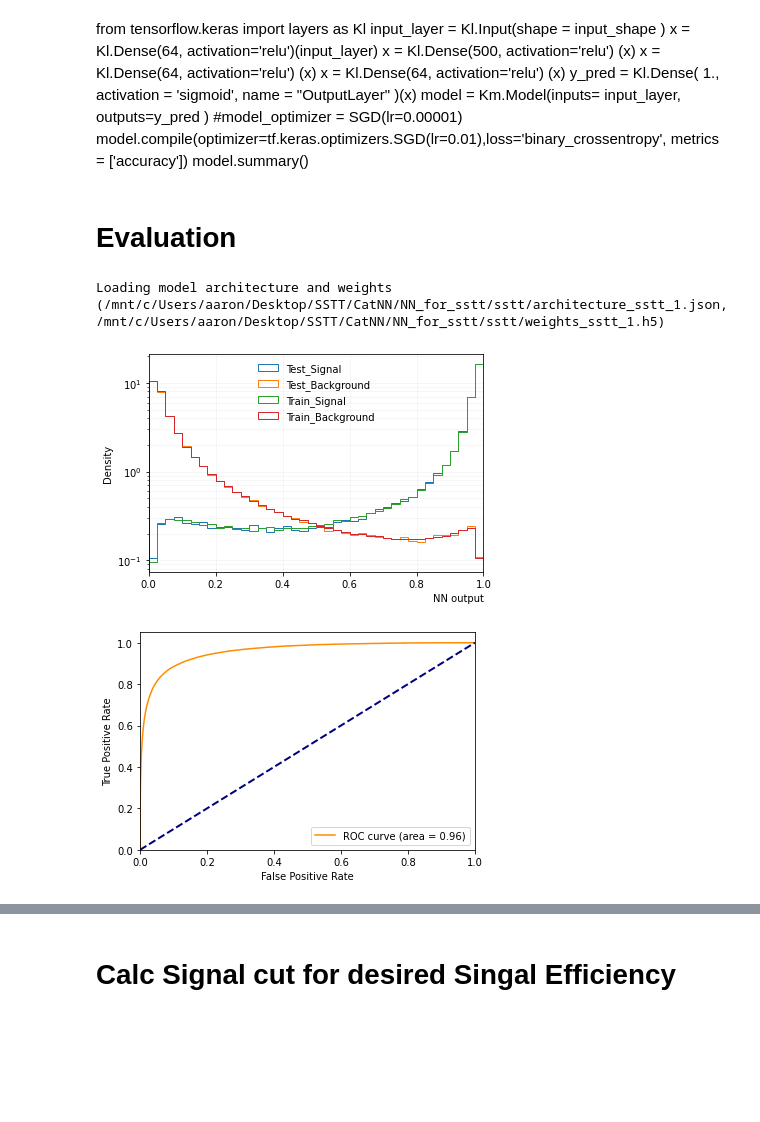
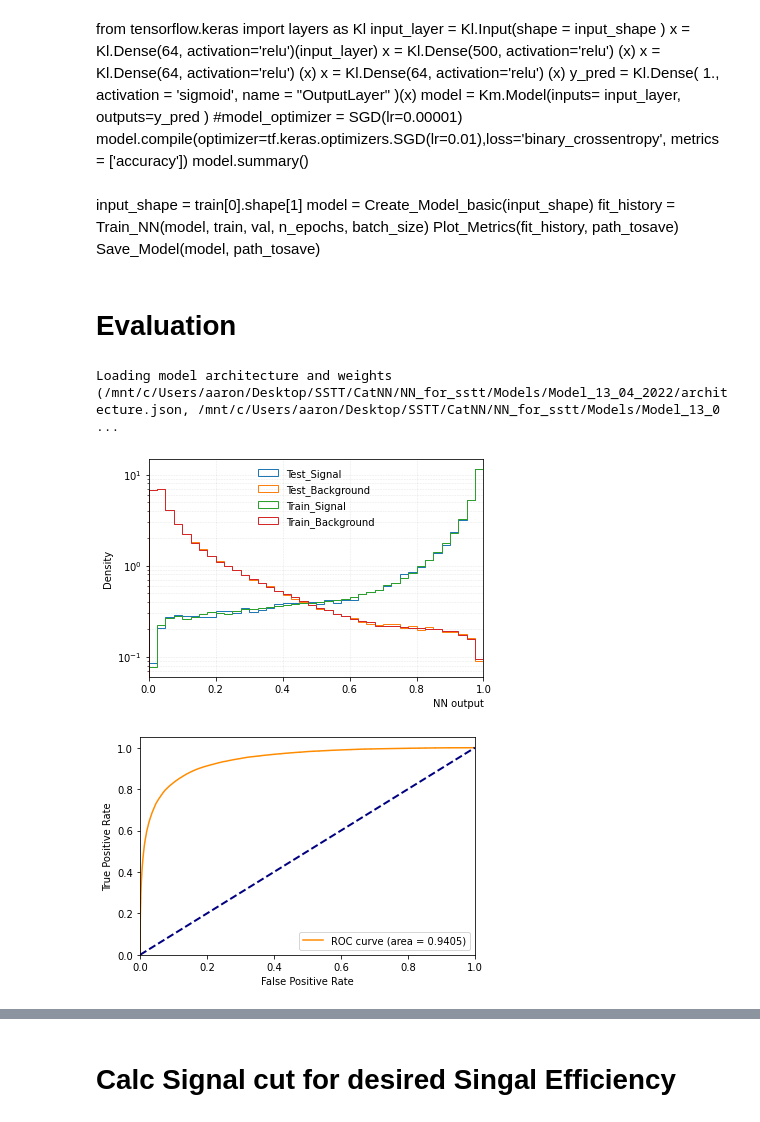
Before and after one commit to MerveNazlim/CatNN, a Jupyter notebook: NN_for_sstt/NN_for_sstt.ipynb, the cells around one changed output, grey strips where cells are left out. Saved outputs shown, nothing was run; the diff lists cells and outputs as text; code cells hidden in the pictures; blank space fills up the shorter version.

```diff
--- a/NN_for_sstt/NN_for_sstt.ipynb
+++ b/NN_for_sstt/NN_for_sstt.ipynb
@@ -3,8 +3,11 @@ import tensorflow as tf
 from util import *
 from load_data import load_input_file, build_combined_input
 from NN_train import *
-path_tosave = 'sstt'
+path_tosave = 'Models/Model_13_04_2022'
+features_to_ignore = []
+#features_to_ignore = ["DPhill_SS"]
+features_to_ignore = ["DRll01","Mll01","DEtall_SS","DPhill_SS","jet_pseudoscore_DL1r0","jet_pseudoscore_DL1r1","jet_pseudoscore_DL1r2","nJets_OR_DL1r_77","sumPsbtag77"]
 # %%
-samples, feature_names, class_names, class_no = load_input_file('data/sstt_MultiBackground.h5')
+samples, feature_names, class_names, class_no = load_input_file('data/sstt_multiclass_background_final.h5', features_to_ignore)
 input_features, targets, class_labels, weights = build_combined_input(samples)
 # %% [output]
@@ -94,13 +81,19 @@ model.summary()
+# %% [markdown]
+input_shape = train[0].shape[1]
+model = Create_Model_basic(input_shape)
+fit_history = Train_NN(model, train, val, n_epochs, batch_size)
+Plot_Metrics(fit_history, path_tosave)
+Save_Model(model, path_tosave)
 # %% [markdown]
 # Evaluation
 # %%
-model=Load_Model("sstt_1", path_tosave)
-Plot_NN_Output(model, train, test, True)
+model=Load_Model(path_tosave)
+Plot_NN_Output(model, train, test, path_tosave, True)
 # %% [output]
-Loading model architecture and weights (/mnt/c/Users/aaron/Desktop/SSTT/CatNN/NN_for_sstt/sstt/architecture_sstt_1.json, /mnt/c/Users/aaron/Desktop/SSTT/CatNN/NN_for_sstt/sstt/weights_sstt_1.h5)
+Loading model architecture and weights (/mnt/c/Users/aaron/Desktop/SSTT/CatNN/NN_for_sstt/Models/Model_13_04_2022/architecture.json, /mnt/c/Users/aaron/Desktop/SSTT/CatNN/NN_for_sstt/Models/Model_13_0 ...
-[figure, old version]
+[figure, new version]
 # %%
-plot_roc_curve(model, test, path_tosave=path_tosave)
+plot_roc_curve(model, test, path_tosave)
 # %% [output]
-[figure, old version]
+[figure, new version]
 # %%
```
Also changed, not shown: parts of 14 cells of this notebook, 4 other files.
